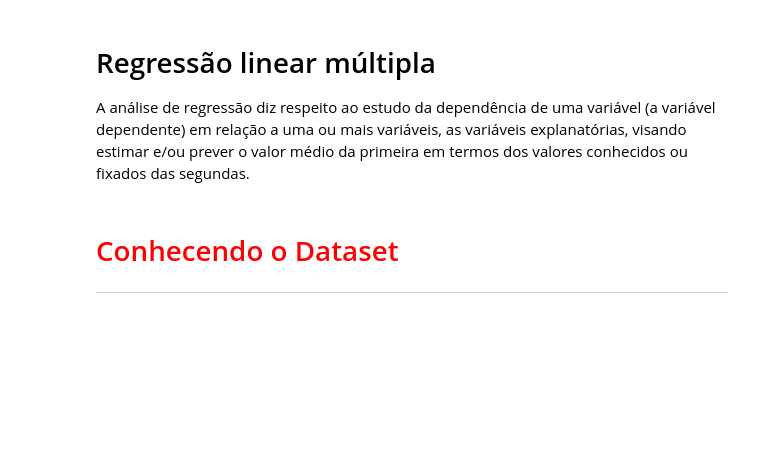
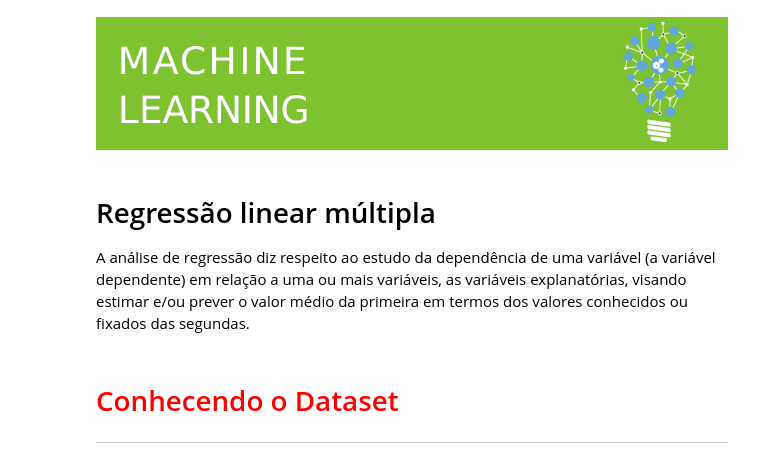
Before and after one commit to leandrorodor/ALR-Machine_Learning_AS, a Jupyter notebook: regressao_linear_multipla.ipynb, the cells around one changed output. Cells and saved outputs as stored; diff of their text form; code cells hidden in the pictures; blank space fills up the shorter version.

```diff
--- a/regressao_linear_multipla.ipynb
+++ b/regressao_linear_multipla.ipynb
@@ -1,5 +1,10 @@
 # %% [markdown]
 <a href="https://colab.research.google.com/github/leandrorodor/ALR-Machine_Learning_AS/blob/main/regressao_linear_multipla.ipynb" target="_parent"><img src="https://colab.research.google.com/assets/colab-badge.svg" alt="Open In Colab"/></a>
+# %%
+from IPython.display import Image
+Image('/content/sample_data/banner_machine_learning.png')
+# %% [output]
+[figure, added]
 # %% [markdown]
 # Regressão linear múltipla
 A análise de regressão diz respeito ao estudo da dependência de uma variável (a variável dependente) em relação a uma ou mais variáveis, as variáveis explanatórias, visando estimar e/ou prever o valor médio da primeira em termos dos valores conhecidos ou fixados das segundas.
```
